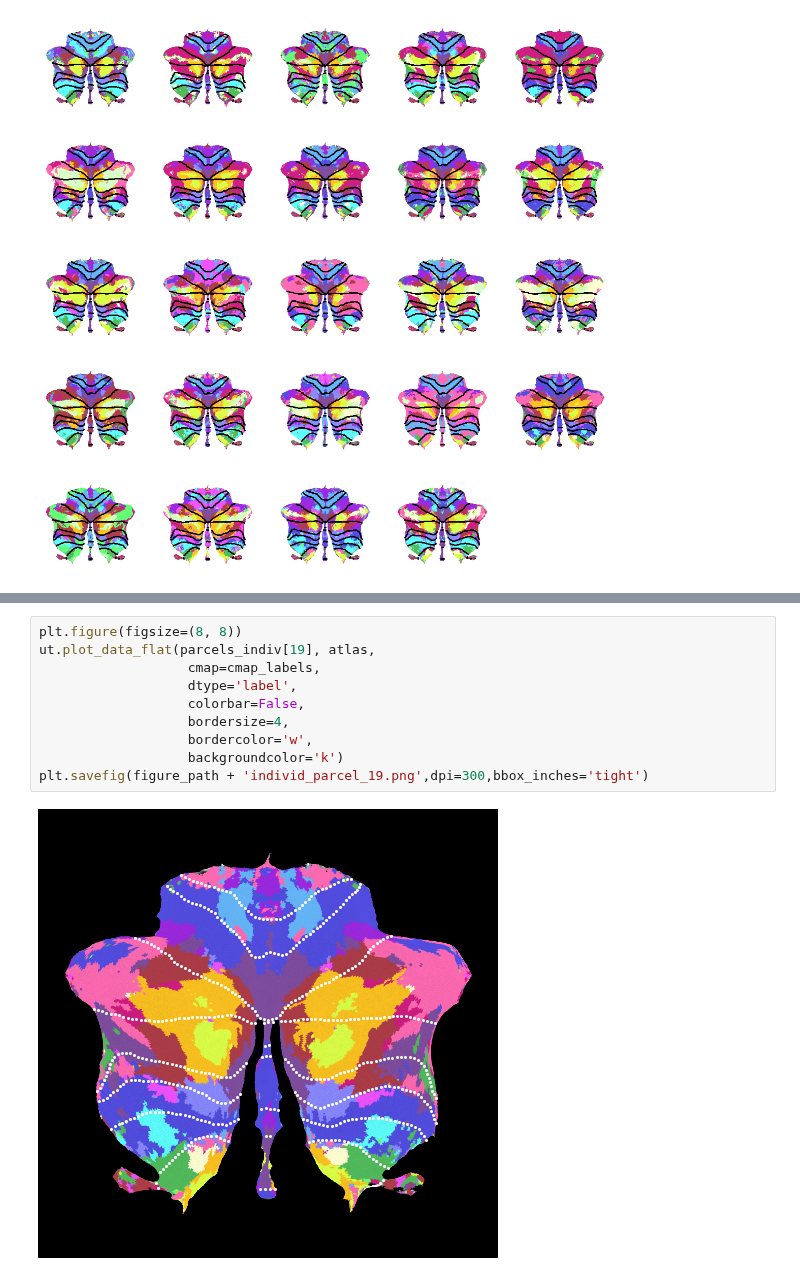
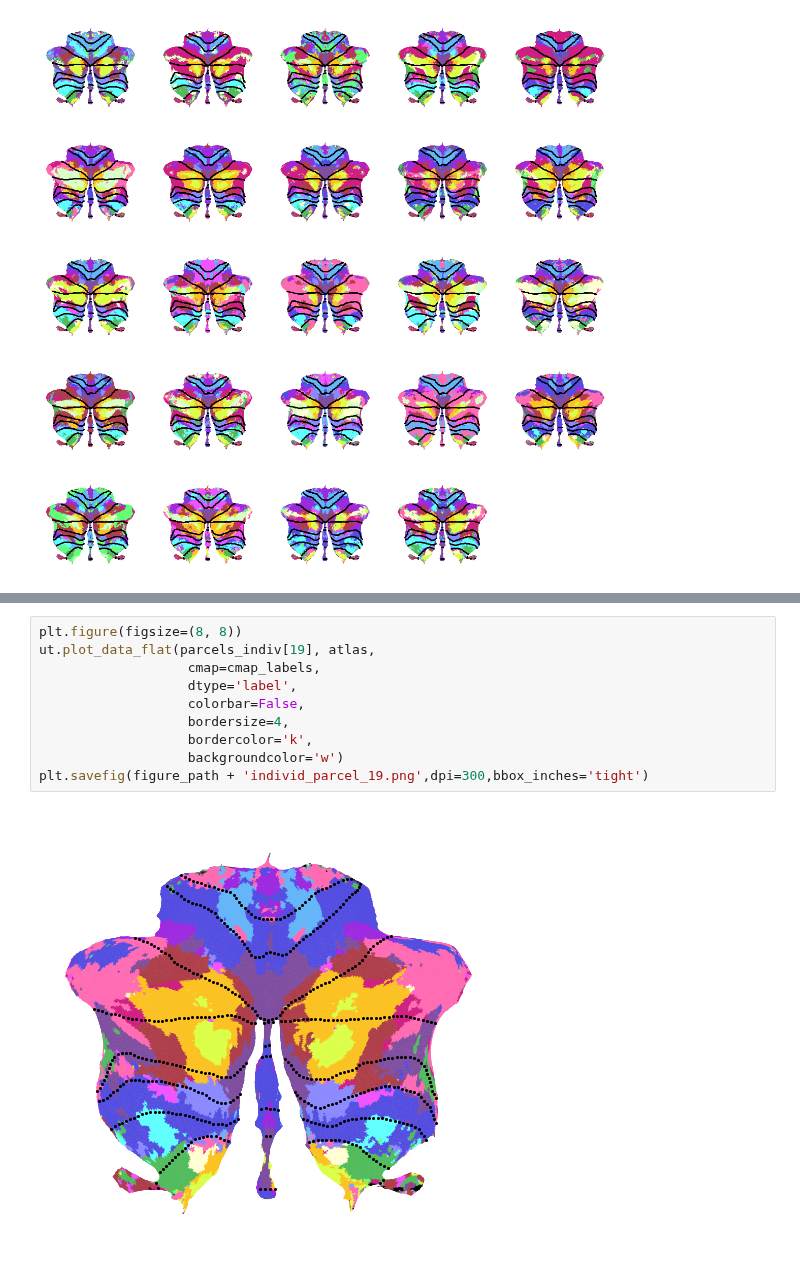
Before and after one commit to DiedrichsenLab/ProbabilisticParcellation, a Jupyter notebook: notebooks/atlas_paper/individual_sym_asym.ipynb, the cells around one changed output, grey strips where cells are left out. Drawn from its saved outputs; the diff is of its cells as text.

```diff
--- a/notebooks/atlas_paper/individual_sym_asym.ipynb
+++ b/notebooks/atlas_paper/individual_sym_asym.ipynb
@@ -93,12 +93,12 @@ plt.savefig(figure_path + 'individ_parcel_15.png',dpi=300,bbox_inches='tight')
 # %%
 plt.figure(figsize=(8, 8))
 ut.plot_data_flat(parcels_indiv[19], atlas,
                    cmap=cmap_labels,
                    dtype='label',
                    colorbar=False,
                    bordersize=4,
-                   bordercolor='w',
-                   backgroundcolor='k')
+                   bordercolor='k',
+                   backgroundcolor='w')
 plt.savefig(figure_path + 'individ_parcel_19.png',dpi=300,bbox_inches='tight')
 # %% [output]
-[figure, old version]
+[figure, new version]
```
Also changed, not shown: parts of 3 cells of this notebook, 2 other files.
